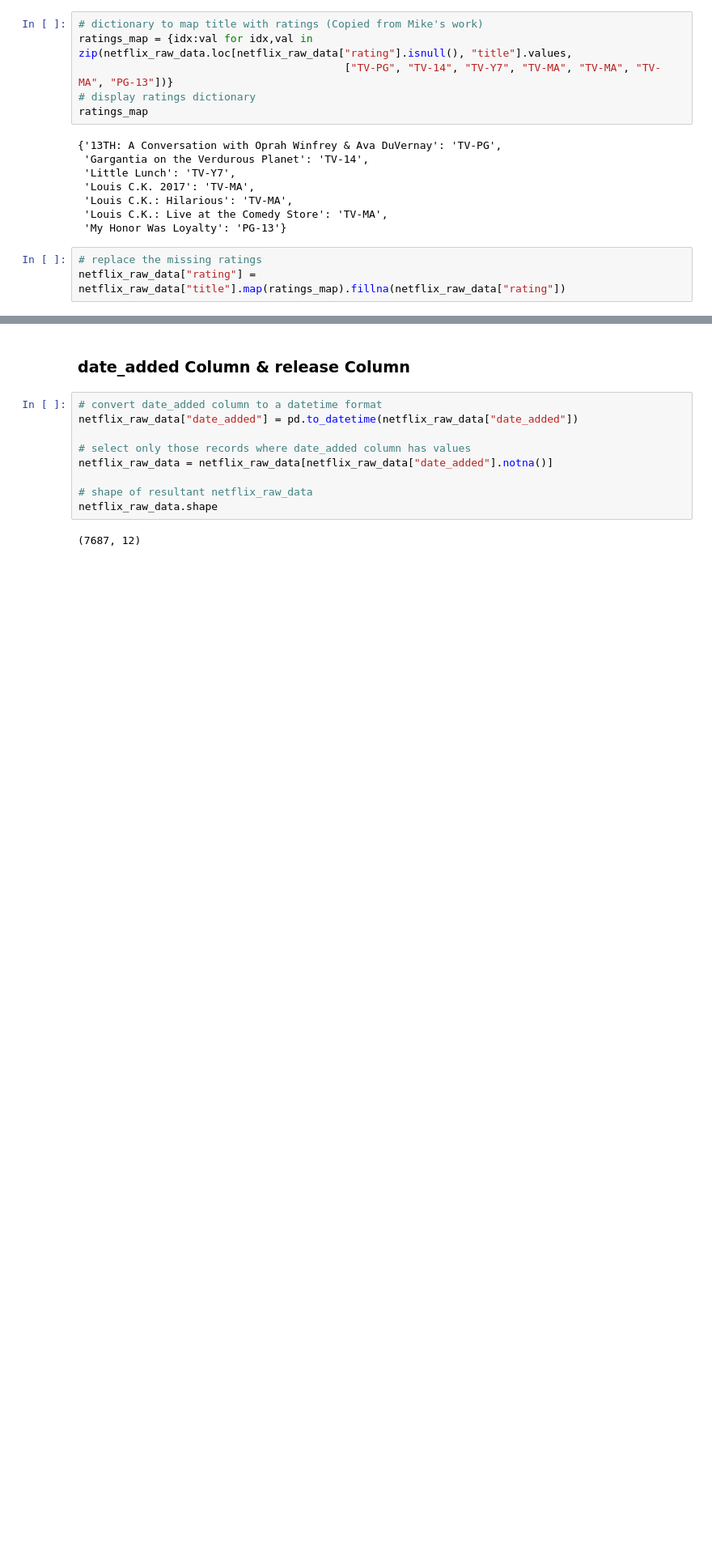
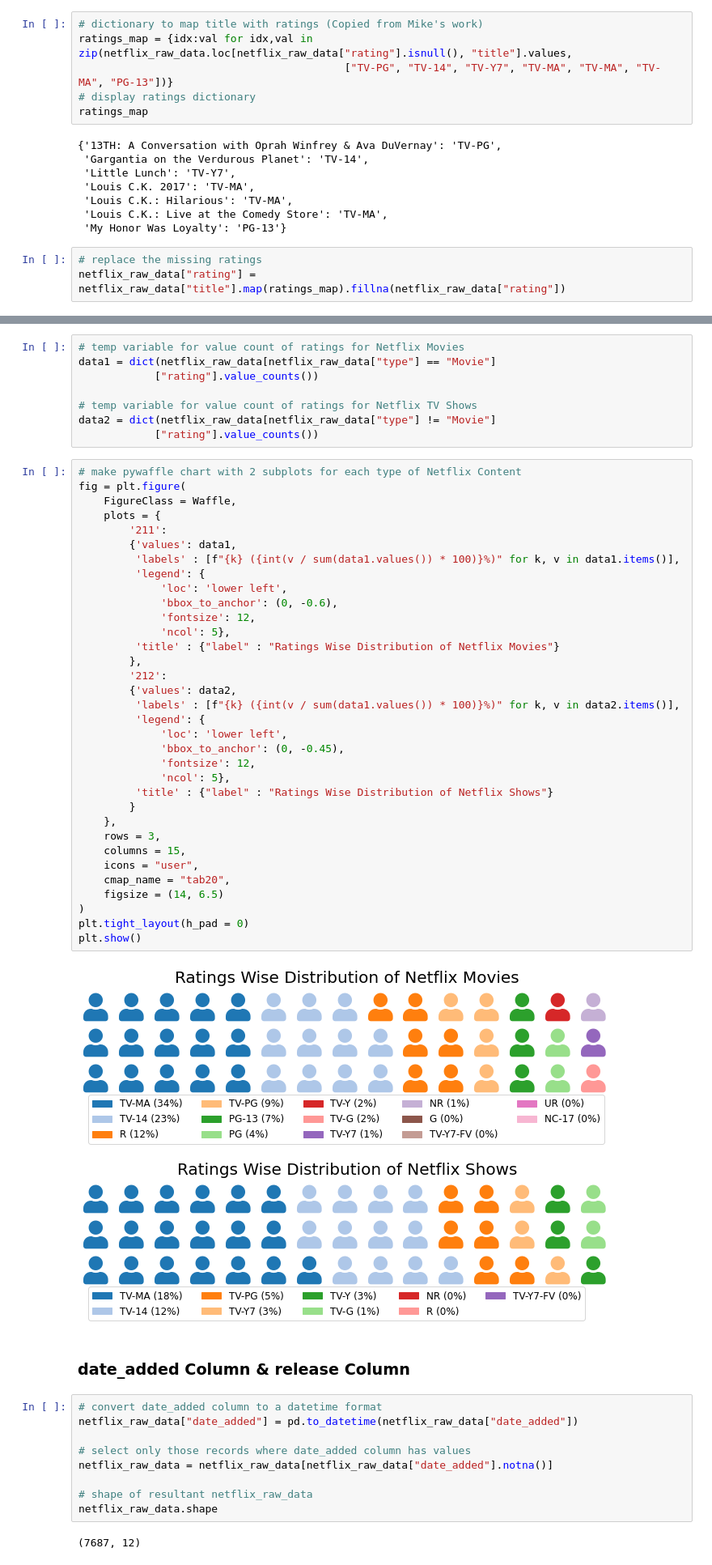
Before and after one commit to vivek-kotecha/netflix-recommender, a Jupyter notebook: workbooks/Netflix_Exploratory_Analysis.ipynb, the cells around one changed output, grey strips where cells are left out. Shown at 81% size. Drawn from its saved outputs; the diff is of its cells as text; blank space fills up the shorter version.

```diff
--- a/workbooks/Netflix_Exploratory_Analysis.ipynb
+++ b/workbooks/Netflix_Exploratory_Analysis.ipynb
@@ -228,3 +209,47 @@ plt.show()
+# %%
+# temp variable for value count of ratings for Netflix Movies
+data1 = dict(netflix_raw_data[netflix_raw_data["type"] == "Movie"]
+            ["rating"].value_counts())
+
+# temp variable for value count of ratings for Netflix TV Shows
+data2 = dict(netflix_raw_data[netflix_raw_data["type"] != "Movie"]
+            ["rating"].value_counts())
+# %%
+# make pywaffle chart with 2 subplots for each type of Netflix Content
+fig = plt.figure(
+    FigureClass = Waffle,
+    plots = {
+        '211':
+        {'values': data1,
+         'labels' : [f"{k} ({int(v / sum(data1.values()) * 100)}%)" for k, v in data1.items()],
+         'legend': {
+             'loc': 'lower left',
+             'bbox_to_anchor': (0, -0.6),
+             'fontsize': 12,
+             'ncol': 5},
+         'title' : {"label" : "Ratings Wise Distribution of Netflix Movies"}
+        },
+        '212':
+        {'values': data2,
+         'labels' : [f"{k} ({int(v / sum(data1.values()) * 100)}%)" for k, v in data2.items()],
+         'legend': {
+             'loc': 'lower left',
+             'bbox_to_anchor': (0, -0.45),
+             'fontsize': 12,
+             'ncol': 5},
+         'title' : {"label" : "Ratings Wise Distribution of Netflix Shows"}
+        }
+    },
+    rows = 3,
+    columns = 15,
+    icons = "user",
+    cmap_name = "tab20",
+    figsize = (14, 6.5)
+)
+plt.tight_layout(h_pad = 0)
+plt.show()
+# %% [output]
+[figure, added]
 # %% [markdown]
 ### date_added Column & release Column
 # %%
```
Also changed, not shown: parts of 13 cells of this notebook.
